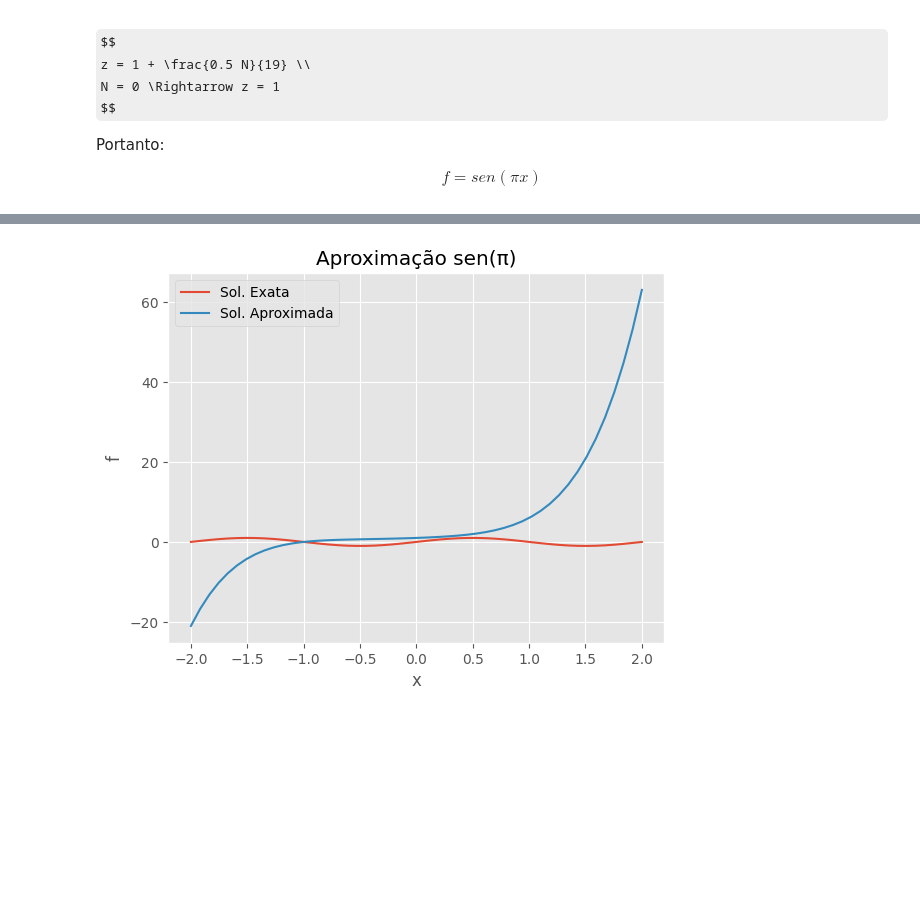
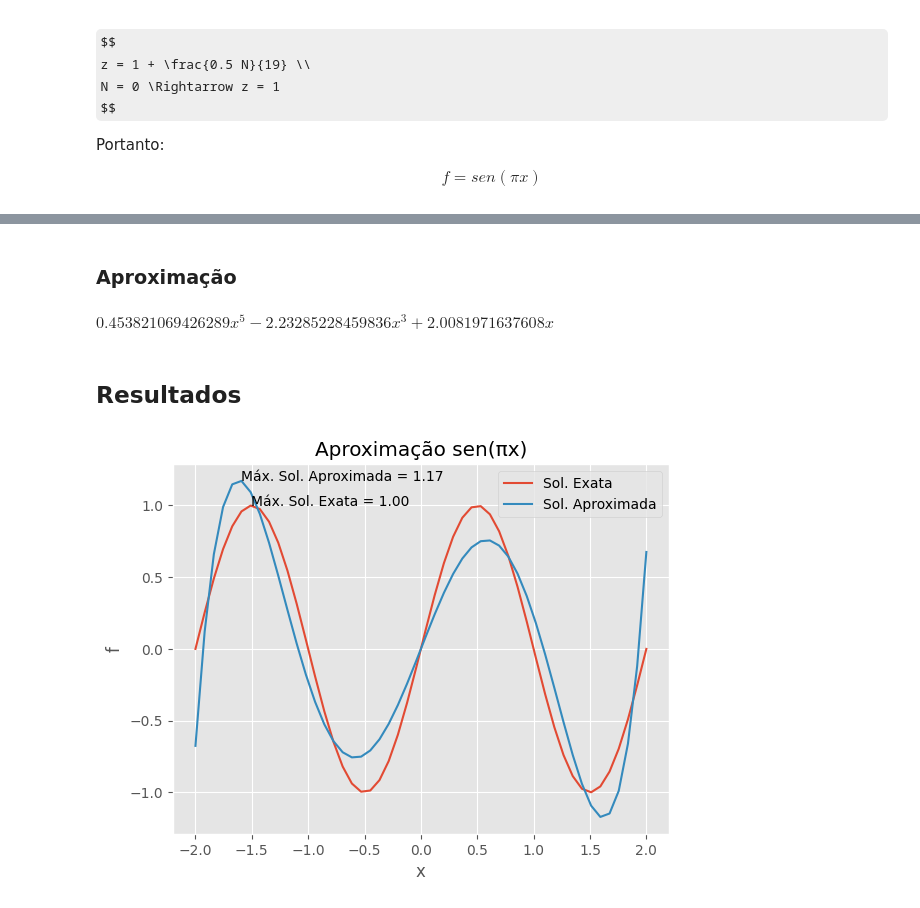
Before and after one commit to antoniomedeiros1/MAC008-Lista-1, a Jupyter notebook: 01-Exercicio1.ipynb, the cells around one changed output, grey strips where cells are left out. Drawn from its saved outputs; the diff is of its cells as text; code cells hidden in the pictures; some formulas as TeX source; blank space fills up the shorter version.

```diff
--- a/01-Exercicio1.ipynb
+++ b/01-Exercicio1.ipynb
@@ -24,0 +39,20 @@ $$
+# %%
+import sympy as sp
+import numpy as np
+
+def f(x):
+    return sp.sin(np.pi * x)
+
+x = sp.symbols('x')
+
+A = sp.zeros(6,6)
+b = sp.zeros(6,1)
+c = sp.zeros(6,1)
+
+for i in range(6):
+    b[i] = sp.integrate(f(x) * (x**i), (x, -2, 2))
+    for j in range(6):
+        A[i,j] = sp.integrate((x**i) * (x**j), (x, -2, 2))
+
+c = A.inv() * b
+display(c)
@@ -25,22 +61,39 @@ $$
+# %% [markdown]
+### Aproximação
+# %%
+def sol_approx(x):
+    return sum(c[i] * x**i for i in range(6))
+
+x, i = sp.symbols('x i')
+display(sum(c[i] * x**i for i in range(6)))
+# %% [output]
+$\displaystyle 0.453821069426289 x^{5} - 2.23285228459836 x^{3} + 2.0081971637608 x$
+# %% [markdown]
+## Resultados
 # %%
 import numpy as np
 from matplotlib import pyplot as plt
 plt.style.use('ggplot')
 
 def sol_exata(x):
     return np.sin(np.pi * x)
 
-def sol_approx(x):
-    return 1 + x + x**2 + x**3 + x**4 + x**5
-
 x = np.linspace(-2, 2)
 
 plt.plot(x, sol_exata(x), label='Sol. Exata')
+max_y_exata = max(sol_exata(x))
+max_x_exata = x[np.where(sol_exata(x) == max_y_exata)]
+plt.annotate(f'Máx. Sol. Exata = {max_y_exata:.2f}', (max_x_exata,max_y_exata))
+
 plt.plot(x, sol_approx(x), label='Sol. Aproximada')
-plt.title('Aproximação sen(π)')
+max_y_approx = max(sol_approx(x))
+max_x_approx = x[np.where(sol_approx(x) == max_y_approx)]
+plt.annotate(f'Máx. Sol. Aproximada = {max_y_approx:.2f}', (max_x_approx, max_y_approx))
+
+plt.title('Aproximação sen(πx)')
 plt.xlabel('x')
 plt.ylabel('f')
 plt.legend()
 plt.show()
 # %% [output]
-[figure, old version]
+[figure, new version]
```
Also changed, not shown: parts of 3 cells of this notebook.
